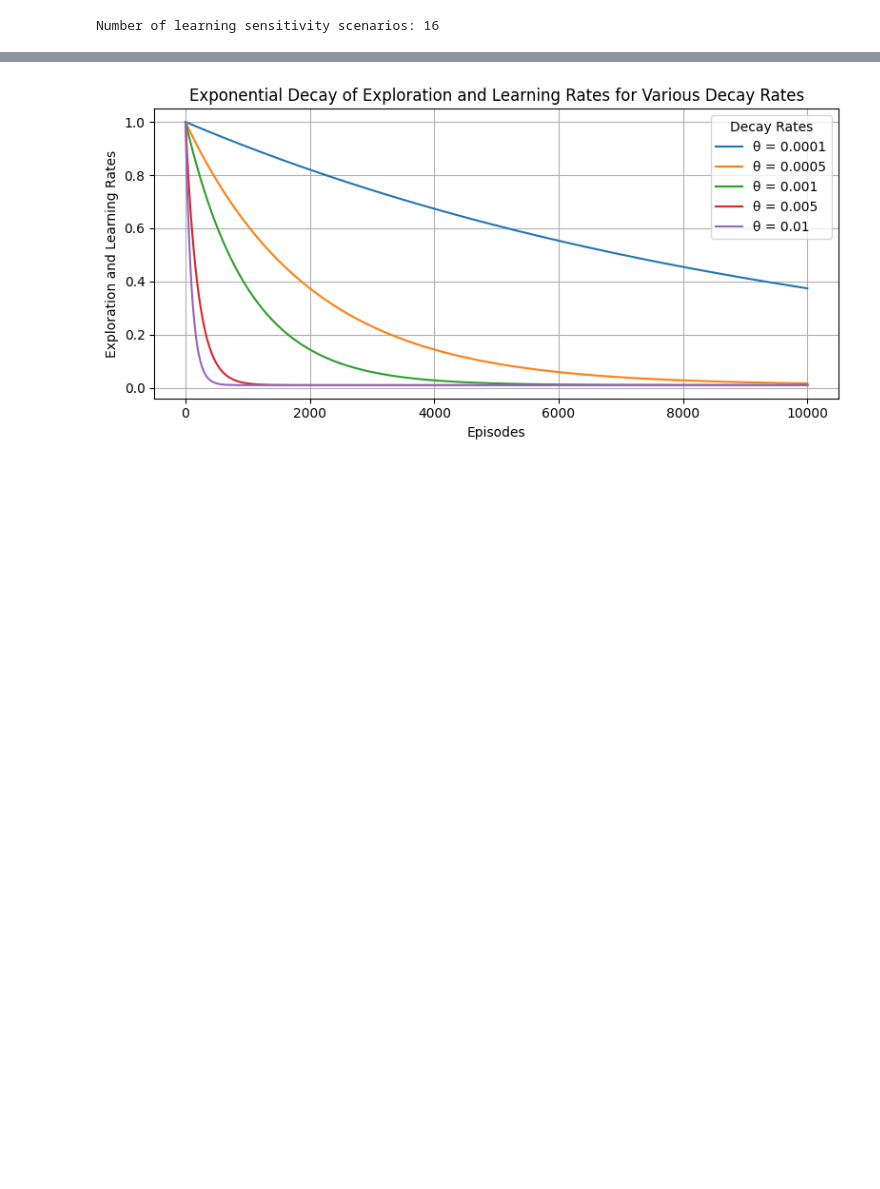
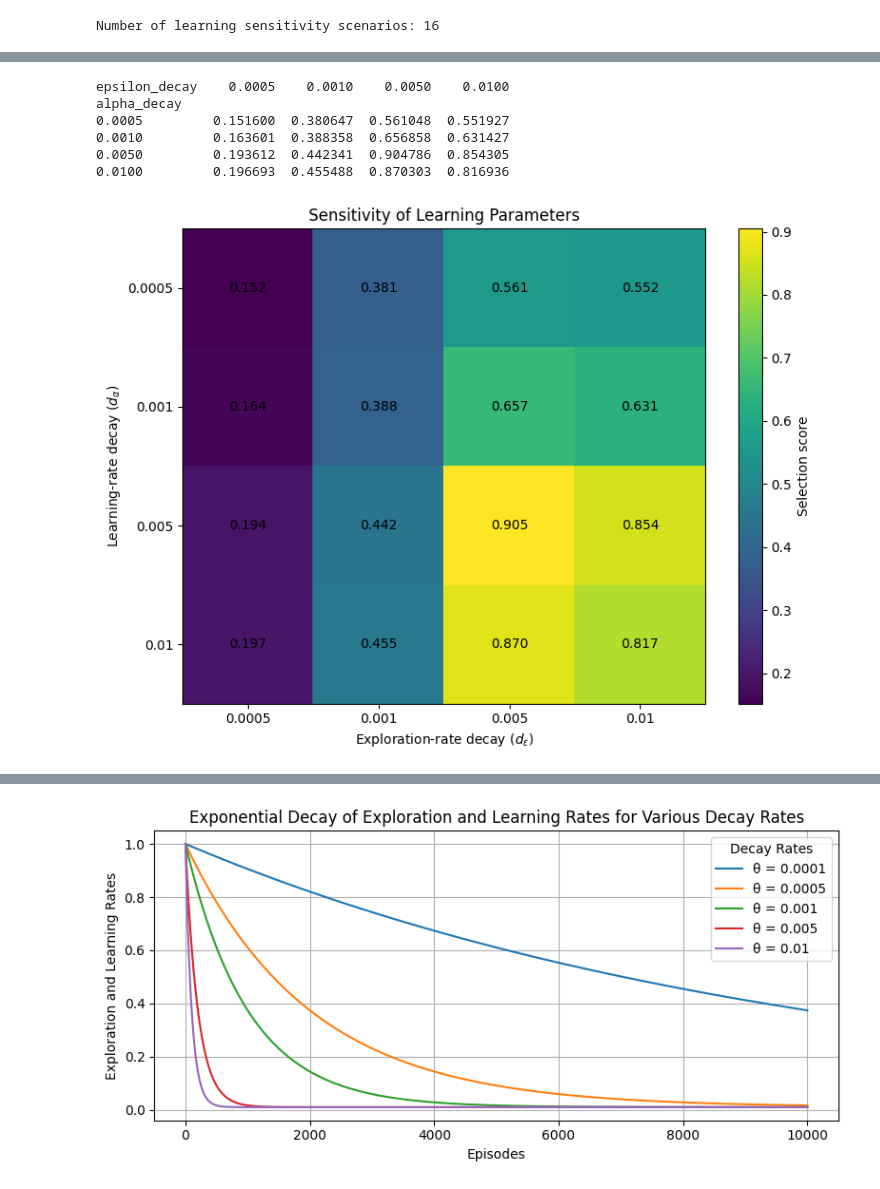
Before and after one commit to Nmg1994/RL-integrated-ABM, a Jupyter notebook: RL_integrated_ABM_Revised.ipynb, the cells around one changed output, grey strips where cells are left out. Drawn from its saved outputs; the diff is of its cells as text; code cells hidden in the pictures; blank space fills up the shorter version.

```diff
--- a/RL_integrated_ABM_Revised.ipynb
+++ b/RL_integrated_ABM_Revised.ipynb
@@ -1893,0 +1754,38 @@ reward_sensitivity_df.to_csv(
+# %%
+# CREATE HEATMAP MATRIX
+heatmap_data = summary.pivot(index="alpha_decay",columns="epsilon_decay",values="selection_score")
+print(heatmap_data)
+
+fig, ax = plt.subplots(figsize=(8, 6))
+im = ax.imshow(heatmap_data.values,aspect="auto")
+
+# Axis labels
+ax.set_xticks(np.arange(len(heatmap_data.columns)))
+ax.set_xticklabels([f"{x:g}" for x in heatmap_data.columns])
+ax.set_yticks(np.arange(len(heatmap_data.index)))
+ax.set_yticklabels([f"{x:g}" for x in heatmap_data.index])
+
+ax.set_xlabel(r"Exploration-rate decay ")
+ax.set_ylabel(r"Learning-rate decay")
+ax.set_title("Sensitivity of Learning Parameters")
+
+# WRITE SCORE INSIDE EACH CELL
+
+for i in range(len(heatmap_data.index)):
+  for j in range(len(heatmap_data.columns)):
+    value = heatmap_data.iloc[i, j]
+    ax.text(j,i,f"{value:.3f}",ha="center",va="center")
+
+# Colorbar
+cbar = fig.colorbar(im,ax=ax)
+cbar.set_label("Selection score")
+plt.tight_layout()
+plt.show()
+# %% [output]
+epsilon_decay    0.0005    0.0010    0.0050    0.0100
+alpha_decay
+0.0005         0.151600  0.380647  0.561048  0.551927
+0.0010         0.163601  0.388358  0.656858  0.631427
+0.0050         0.193612  0.442341  0.904786  0.854305
+0.0100         0.196693  0.455488  0.870303  0.816936
+[figure, added]
```
Also changed, not shown: parts of 8 cells of this notebook.
